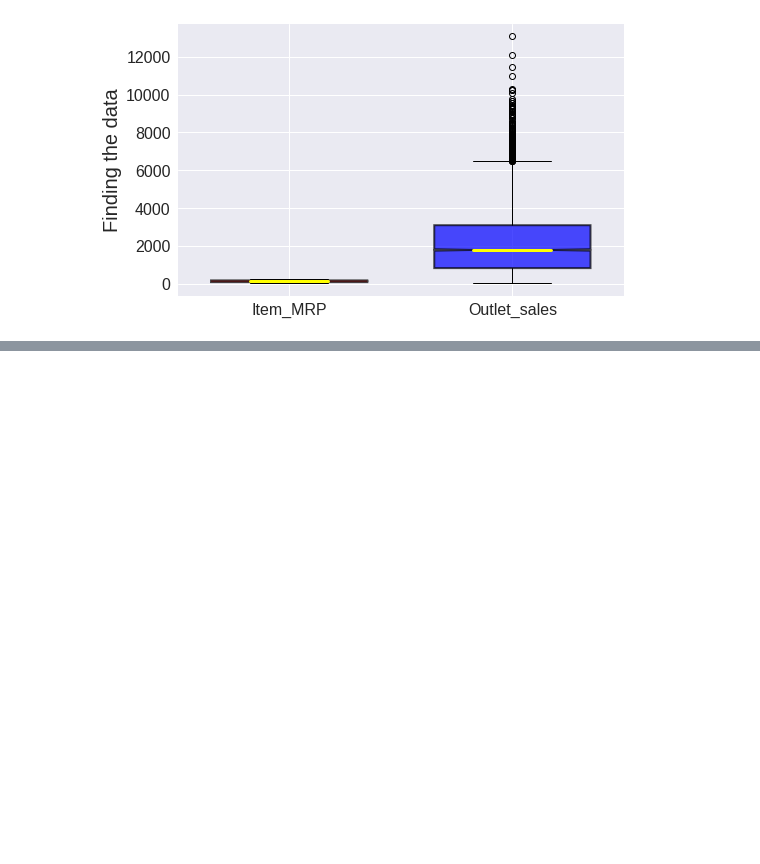
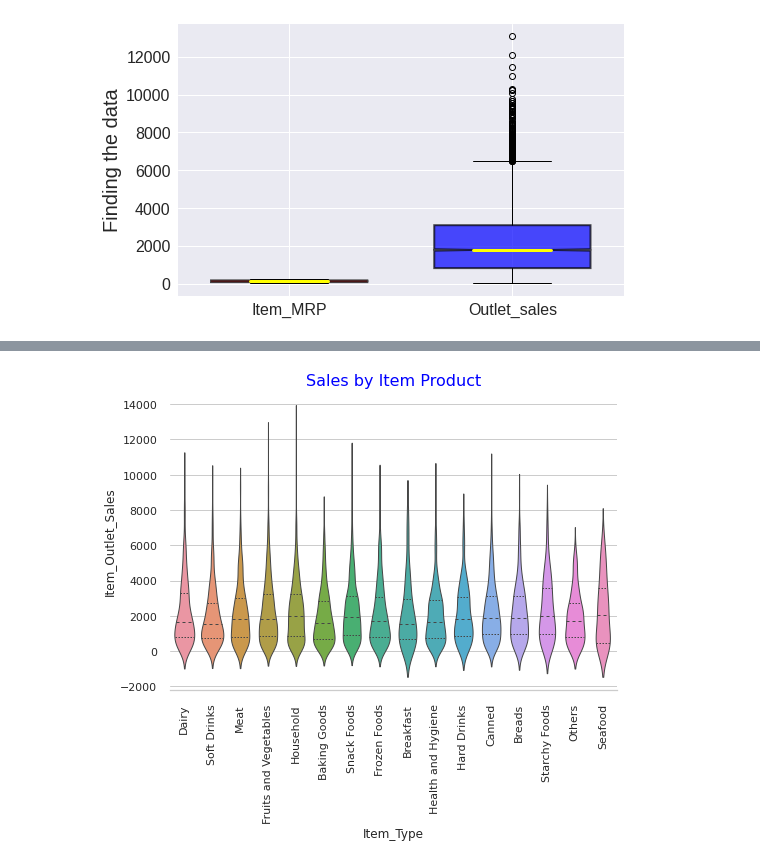
Before and after one commit to Angelica2929/sales_prediction, a Jupyter notebook: Prediccion_Ventas.ipynb, the cells around one changed output, grey strips where cells are left out. Saved outputs shown, nothing was run; the diff lists cells and outputs as text; code cells hidden in the pictures; blank space fills up the shorter version.

```diff
--- a/Prediccion_Ventas.ipynb
+++ b/Prediccion_Ventas.ipynb
@@ -316,0 +583,15 @@ sns.heatmap(corr, cmap = 'Oranges', annot= True)
+# %%
+import pandas as pd
+import matplotlib.pyplot as plt
+import seaborn as sns
+import numpy as np
+df = pd.read_csv('/content/drive/MyDrive/Coding Dojo/Material Apoyo/sales_predictions.csv')
+df
+sns.set_theme(style="whitegrid")
+# Draw a nested violinplot and split the violins for easier comparison
+sns.violinplot(data=df, x="Item_Type", y="Item_Outlet_Sales", split=True, inner="quart", linewidth=1)
+plt.xticks(rotation = 90);
+plt.title('Sales by Item Product', fontsize = 16, color = 'blue')
+sns.despine(left=True)
+# %% [output]
+[figure, added]
```
Also changed, not shown: parts of 21 cells of this notebook.
